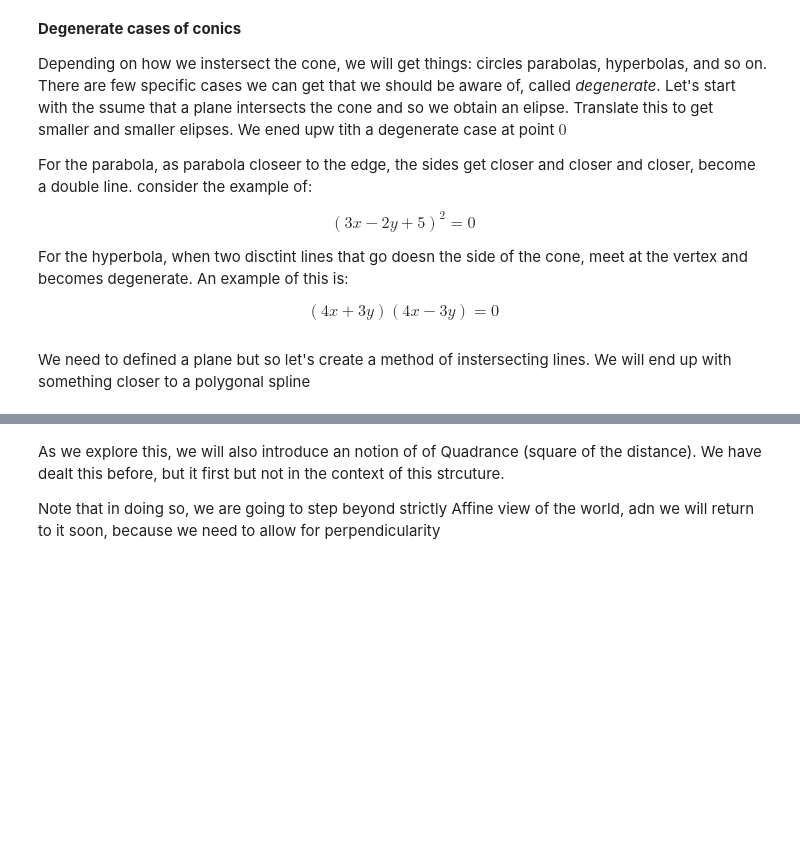
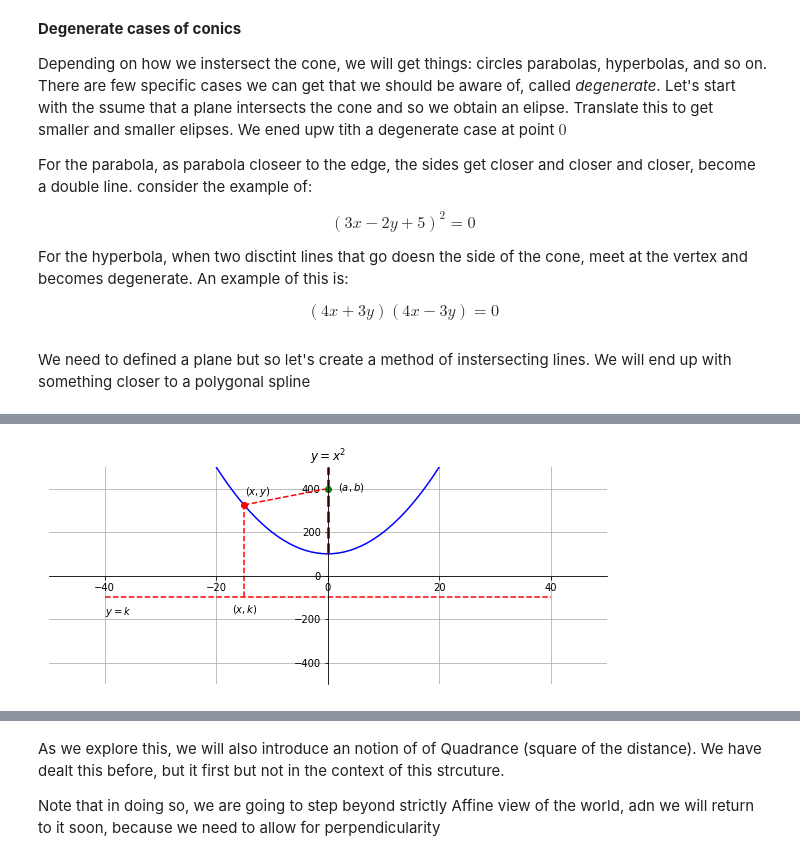
Before and after one commit to jgab3103/Jamie-Gabriel, a Jupyter notebook: Notebooks/jovyan/MathNotebooks/Algebraic_Calculus_Notes_14.ipynb, the cells around one changed output, grey strips where cells are left out. Cells and saved outputs as stored; diff of their text form; code cells hidden in the pictures; blank space fills up the shorter version.

```diff
--- a/Notebooks/jovyan/MathNotebooks/Algebraic_Calculus_Notes_14.ipynb
+++ b/Notebooks/jovyan/MathNotebooks/Algebraic_Calculus_Notes_14.ipynb
@@ -324,0 +336,33 @@ So there are no suprsises with the first gigure. But what about the other two fi
+# %%
+fig, ax = plt.subplots(1, 1, figsize=(10, 4))
+
+x_values = np.arange(start=-50, stop=50, step=.5)
+random_point = 70
+y_values_1 = x_values**2 + 100
+
+ax = format_axis_for_plot(ax, "$y = x^2$")
+p1 = ax.plot(x_values, y_values_1, 'b')
+p2 = ax.plot(x_values[random_point], y_values_1[random_point], 'ro')
+p3 = ax.plot([x_values[random_point], x_values[random_point]], [-100,y_values_1[random_point]], 'r--')
+p4 = ax.plot([0, 0], [100,500], 'r--', linewidth = 3)
+p5 = ax.plot([x_values[random_point], 0], [y_values_1[random_point],400], 'r--')
+p4 = ax.plot([-40, 40], [-100,-100], 'r--')
+
+p6 = ax.plot(0, 400, 'go')
+
+p7 = ax.annotate('$(x, y)$',
+            [x_values[random_point],
+             y_values_1[random_point]],
+             xytext=(1, 10), textcoords='offset pixels')
+p8 = ax.annotate('$y = k$',
+            [-40, -180],
+             xytext=(0,0), textcoords='offset pixels')
+p9 = ax.annotate('$(a, b)$',
+            [0, 400],
+             xytext=(10,-2), textcoords='offset pixels')
+p7 = ax.annotate('$(x, k)$',
+            [x_values[random_point],
+             -100],
+             xytext=(-12, -15), textcoords='offset pixels')
+# %% [output]
+[figure, added]
```
Also changed, not shown: parts of 9 cells of this notebook.
